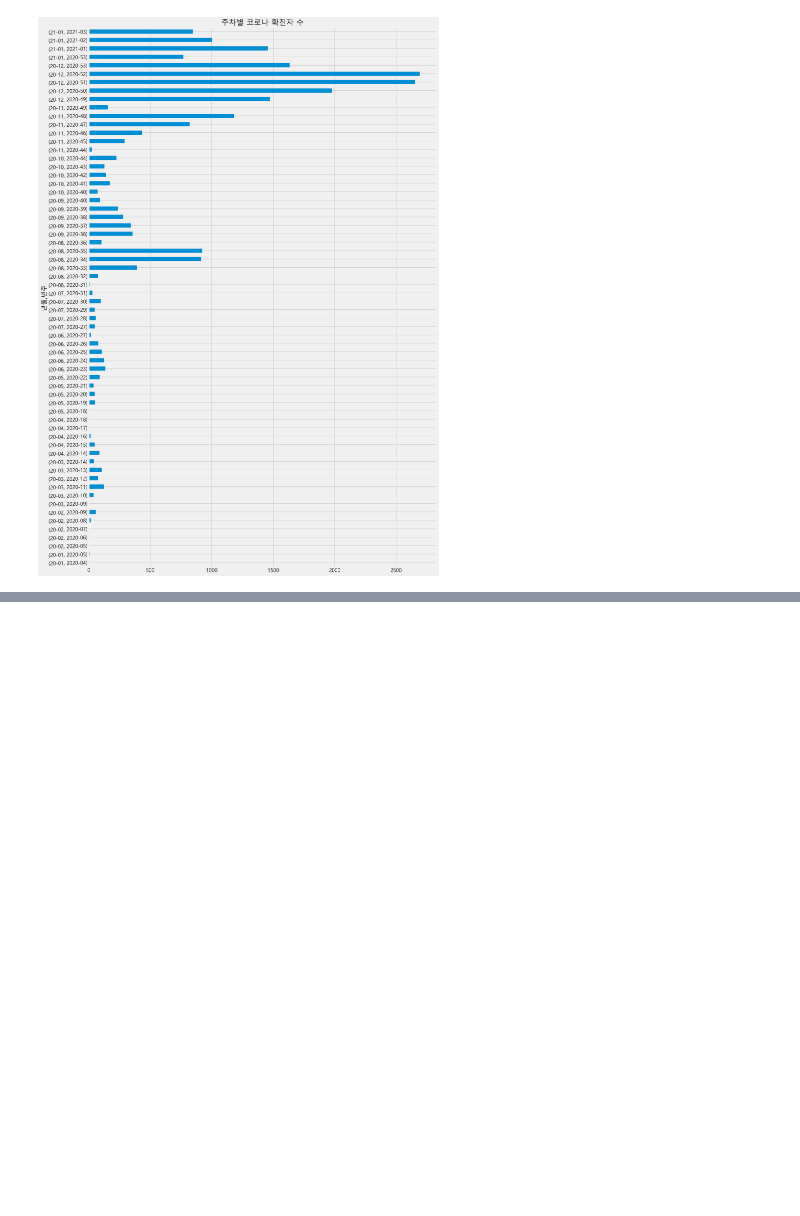
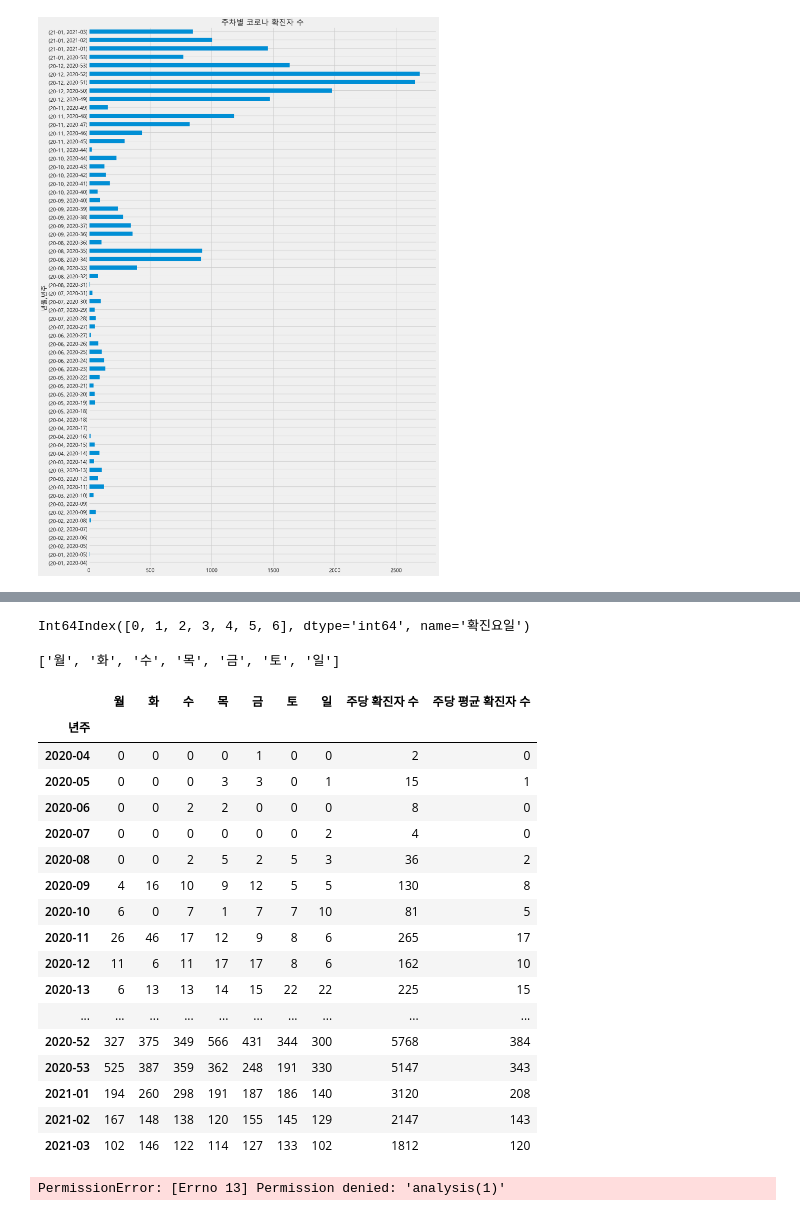
Before and after one commit to jeonprize/covid19_seoul, a Jupyter notebook: analysis (1).ipynb, the cells around one changed output, grey strips where cells are left out. Cells and saved outputs as stored; diff of their text form; code cells hidden in the pictures; blank space fills up the shorter version.

```diff
--- a/analysis(1).ipynb
+++ b/analysis (1).ipynb
@@ -125,0 +176,5 @@ week_count_g = week_count.plot.barh(figsize=(15,25),rot=1,title="주차별 코
+# %%
+df_week_day = df.groupby(["년주", "확진요일"])["연번"].count()
+df_week_day = df_week_day.unstack()
+df_week_day = df_week_day.fillna(0).astype(int)
+df_week_day
@@ -125,0 +200,38 @@ week_count_g = week_count.plot.barh(figsize=(15,25),rot=1,title="주차별 코
+# %%
+df_week_day.columns
+# %% [output]
+Int64Index([0, 1, 2, 3, 4, 5, 6], dtype='int64', name='확진요일')
+# %%
+dayofweek = "월 화 수 목 금 토 일"
+dayofweek = dayofweek.split()
+dayofweek
+# %% [output]
+['월', '화', '수', '목', '금', '토', '일']
+# %%
+df_week_day.columns = dayofweek
+# %%
+week = df_week_day.sum(axis=1)
+df_week_day["주당 확진자 수"] = week
+# %%
+week_avg = (a/7).astype(int)
+df_week_day["주당 평균 확진자 수"] = week_avg
+df_week_day.style.background_gradient(cmap="Blues")
+# %% [output]
+|  | 월 | 화 | 수 | 목 | 금 | 토 | 일 | 주당 확진자 수 | 주당 평균 확진자 수 |
+| 년주 |  |  |  |  |  |  |  |  |  |
+| 2020-04 | 0 | 0 | 0 | 0 | 1 | 0 | 0 | 2 | 0 |
+| 2020-05 | 0 | 0 | 0 | 3 | 3 | 0 | 1 | 15 | 1 |
+| 2020-06 | 0 | 0 | 2 | 2 | 0 | 0 | 0 | 8 | 0 |
+| 2020-07 | 0 | 0 | 0 | 0 | 0 | 0 | 2 | 4 | 0 |
+| 2020-08 | 0 | 0 | 2 | 5 | 2 | 5 | 3 | 36 | 2 |
+| 2020-09 | 4 | 16 | 10 | 9 | 12 | 5 | 5 | 130 | 8 |
+| 2020-10 | 6 | 0 | 7 | 1 | 7 | 7 | 10 | 81 | 5 |
+| 2020-11 | 26 | 46 | 17 | 12 | 9 | 8 | 6 | 265 | 17 |
+| 2020-12 | 11 | 6 | 11 | 17 | 17 | 8 | 6 | 162 | 10 |
+| 2020-13 | 6 | 13 | 13 | 14 | 15 | 22 | 22 | 225 | 15 |
+| ... | ... | ... | ... | ... | ... | ... | ... | ... | ... |
+| 2020-52 | 327 | 375 | 349 | 566 | 431 | 344 | 300 | 5768 | 384 |
+| 2020-53 | 525 | 387 | 359 | 362 | 248 | 191 | 330 | 5147 | 343 |
+| 2021-01 | 194 | 260 | 298 | 191 | 187 | 186 | 140 | 3120 | 208 |
+| 2021-02 | 167 | 148 | 138 | 120 | 155 | 145 | 129 | 2147 | 143 |
+| 2021-03 | 102 | 146 | 122 | 114 | 127 | 133 | 102 | 1812 | 120 |
@@ -125,0 +240,4 @@ week_count_g = week_count.plot.barh(figsize=(15,25),rot=1,title="주차별 코
+# %%
+df.to_csv(file_name, index=False)
+# %% [output]
+PermissionError: [Errno 13] Permission denied: 'analysis(1)'
```
Also changed, not shown: parts of 7 cells of this notebook, 1 other file.
